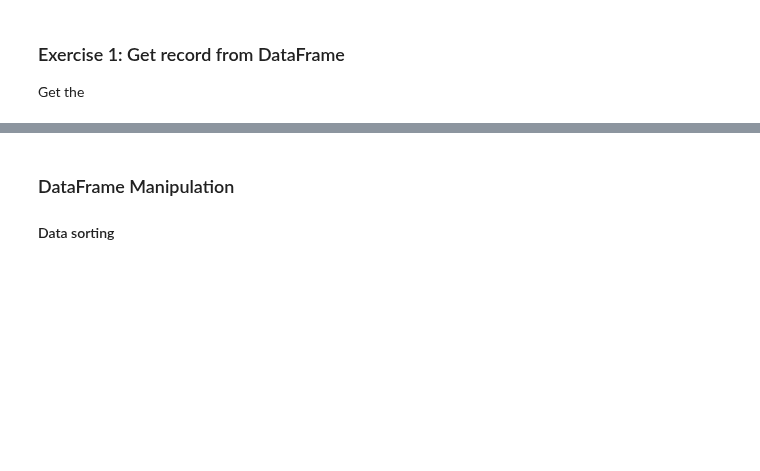
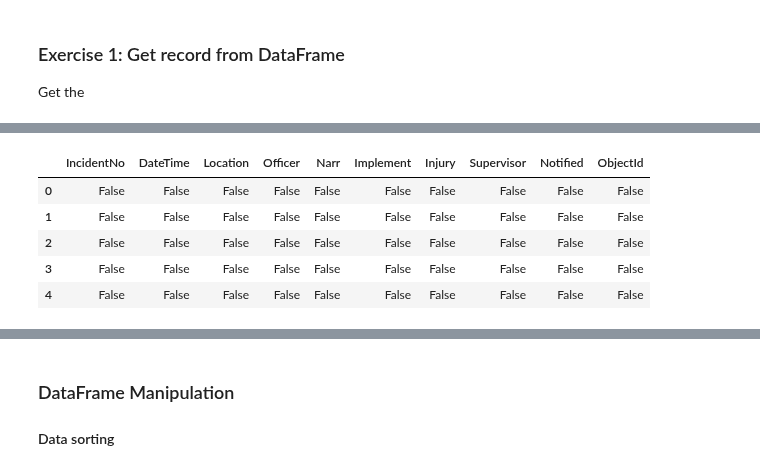
Before and after one commit to gisynw/ssj-302_V1, a Jupyter notebook: docs/Lectures/Week04_Pandas.ipynb, the cells around one changed output, grey strips where cells are left out. Cells and saved outputs as stored; diff of their text form; code cells hidden in the pictures; blank space fills up the shorter version.

```diff
--- a/docs/Lectures/Week04_Pandas.ipynb
+++ b/docs/Lectures/Week04_Pandas.ipynb
@@ -103,0 +211,10 @@ Index(['IncidentNo', 'DateTime', 'Location', 'Officer', 'Narr', 'Implement',
+# %%
+# check null value in each cell
+incidents.isnull().head()
+# %% [output]
+|  | IncidentNo | DateTime | Location | Officer | Narr | Implement | Injury | Supervisor | Notified | ObjectId |
+| 0 | False | False | False | False | False | False | False | False | False | False |
+| 1 | False | False | False | False | False | False | False | False | False | False |
+| 2 | False | False | False | False | False | False | False | False | False | False |
+| 3 | False | False | False | False | False | False | False | False | False | False |
+| 4 | False | False | False | False | False | False | False | False | False | False |
```
Also changed, not shown: parts of 22 cells of this notebook.
